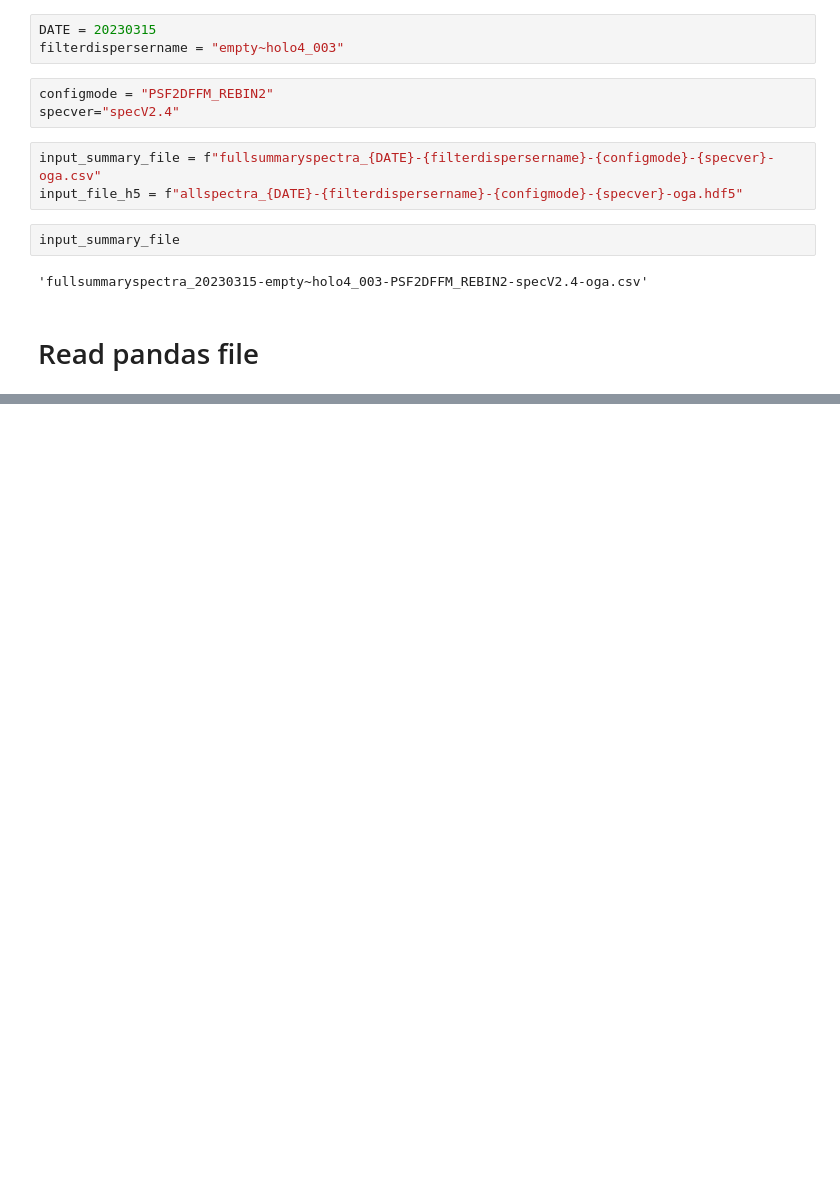
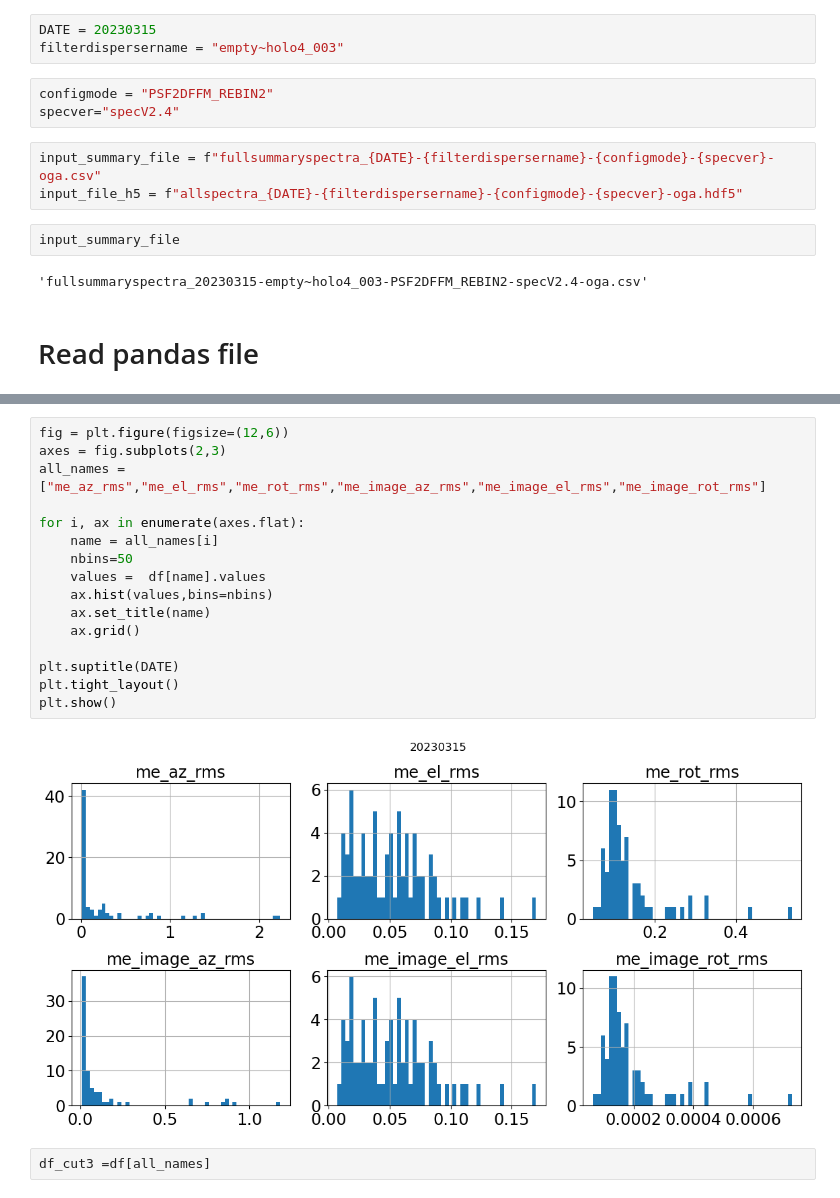
Before and after one commit to sylvielsstfr/AuxTelComm, a Jupyter notebook: notebooks_usdf/ExtractManySpectra/2023-04/AnaPandasFiles.ipynb, the cells around one changed output, grey strips where cells are left out. Cells and saved outputs as stored; diff of their text form; blank space fills up the shorter version.

```diff
--- a/notebooks_usdf/ExtractManySpectra/2023-04/AnaPandasFiles.ipynb
+++ b/notebooks_usdf/ExtractManySpectra/2023-04/AnaPandasFiles.ipynb
@@ -105,0 +165,20 @@ df
+# %%
+fig = plt.figure(figsize=(12,6))
+axes = fig.subplots(2,3)
+all_names = ["me_az_rms","me_el_rms","me_rot_rms","me_image_az_rms","me_image_el_rms","me_image_rot_rms"]
+
+for i, ax in enumerate(axes.flat):
+    name = all_names[i]
+    nbins=50
+    values =  df[name].values
+    ax.hist(values,bins=nbins)
+    ax.set_title(name)
+    ax.grid()
+
+plt.suptitle(DATE)
+plt.tight_layout()
+plt.show()
+# %% [output]
+[figure, added]
+# %%
+df_cut3 =df[all_names]
```
Also changed, not shown: parts of 11 cells of this notebook.
